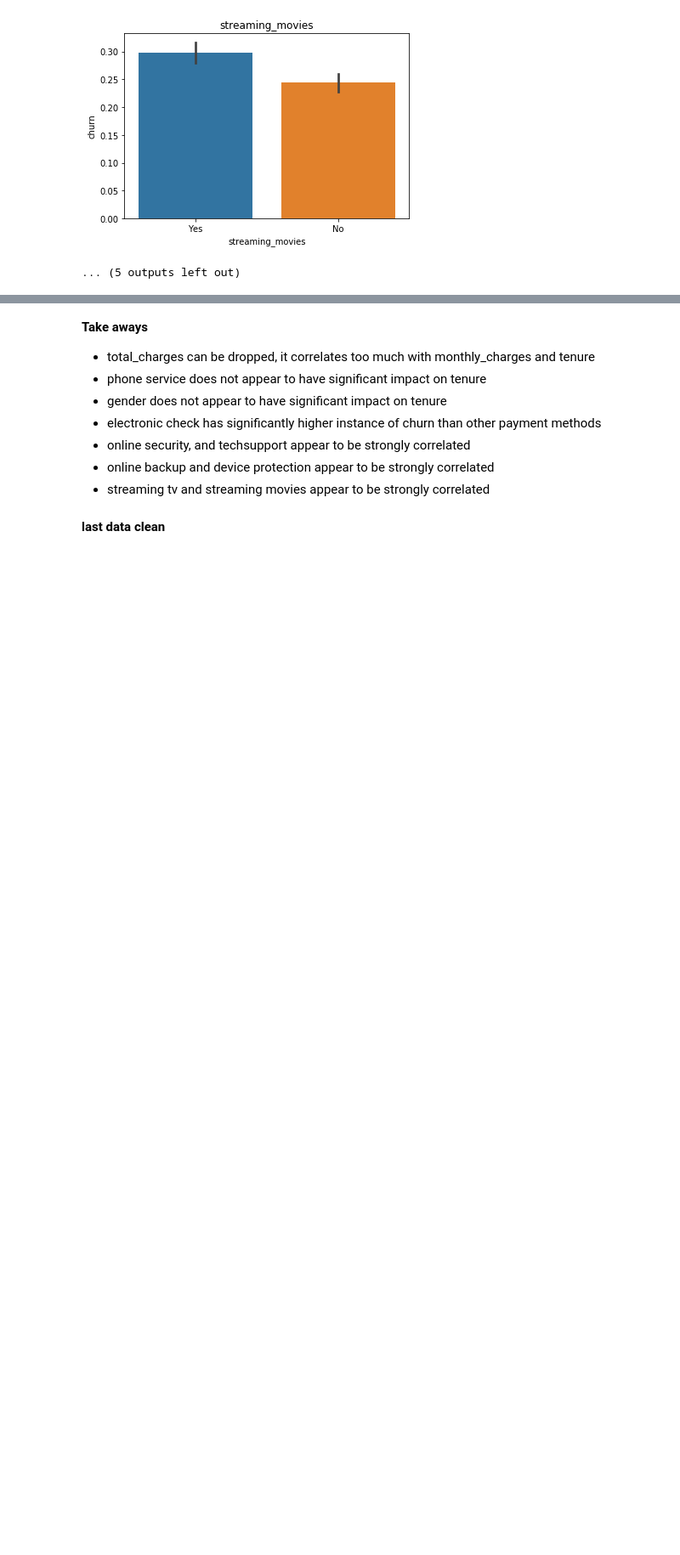
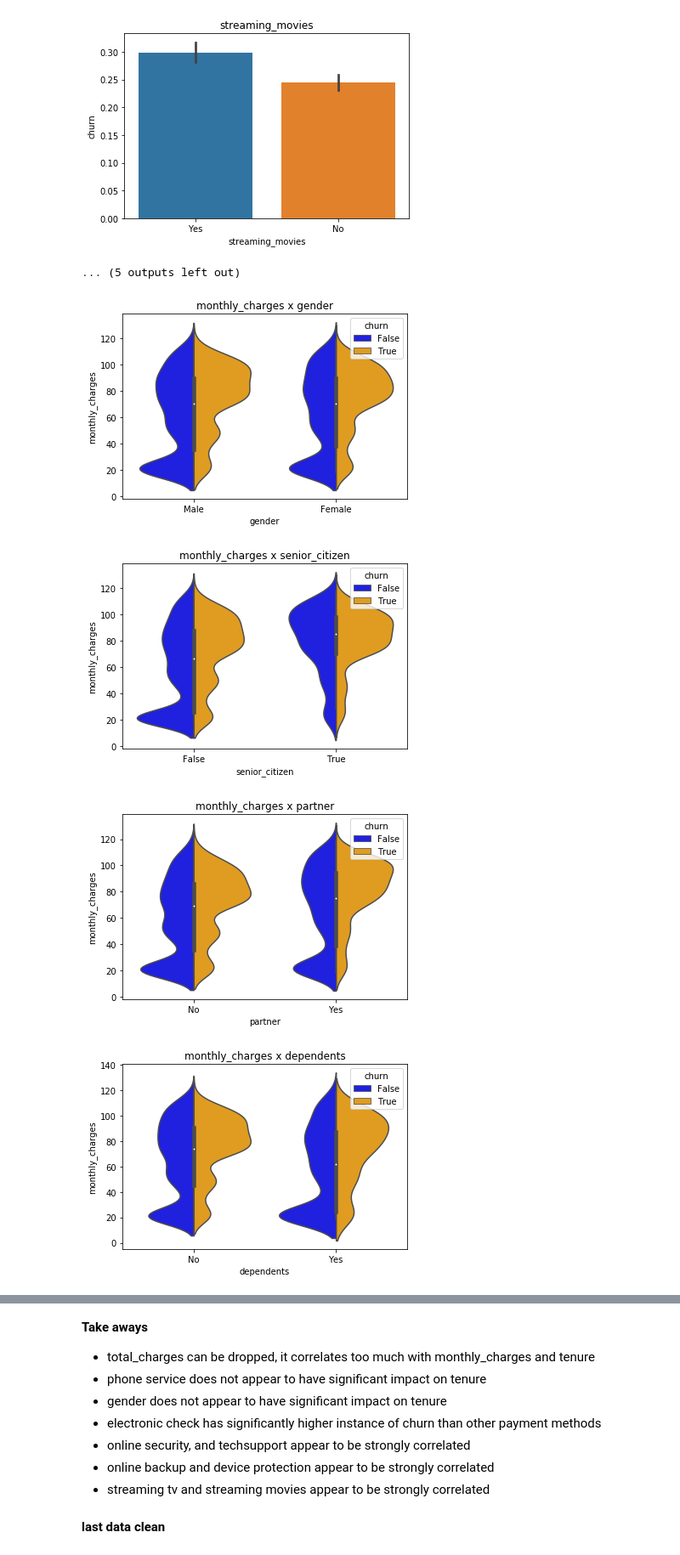
Before and after one commit to DomPedrotti/Classification_Project, a Jupyter notebook: mvp.ipynb, the cells around one changed output, grey strips where cells are left out. Shown at 85% size. Cells and saved outputs as stored; diff of their text form; code cells hidden in the pictures; blank space fills up the shorter version.

```diff
--- a/mvp.ipynb
+++ b/mvp.ipynb
@@ -341,6 +345,7 @@ sns.heatmap(train_scaled.corr(), cmap = 'BrBG_r')
 <matplotlib.axes._subplots.AxesSubplot at 0x...>
 [figure]
 # %%
+features.remove('total_charges')
 explore.plot_bars(features, target[0], train_scaled)
 # %% [output]
 [figure]
@@ -356,3 +361,10 @@ explore.plot_bars(features, target[0], train_scaled)
 [figure]
 [figure]
 ... (5 outputs left out)
+# %%
+explore.plot_violin(features, target[0], train)
+# %% [output]
+[figure, added]
+[figure, added]
+[figure, added]
+[figure, added]
```
Also changed, not shown: parts of 19 cells of this notebook.
